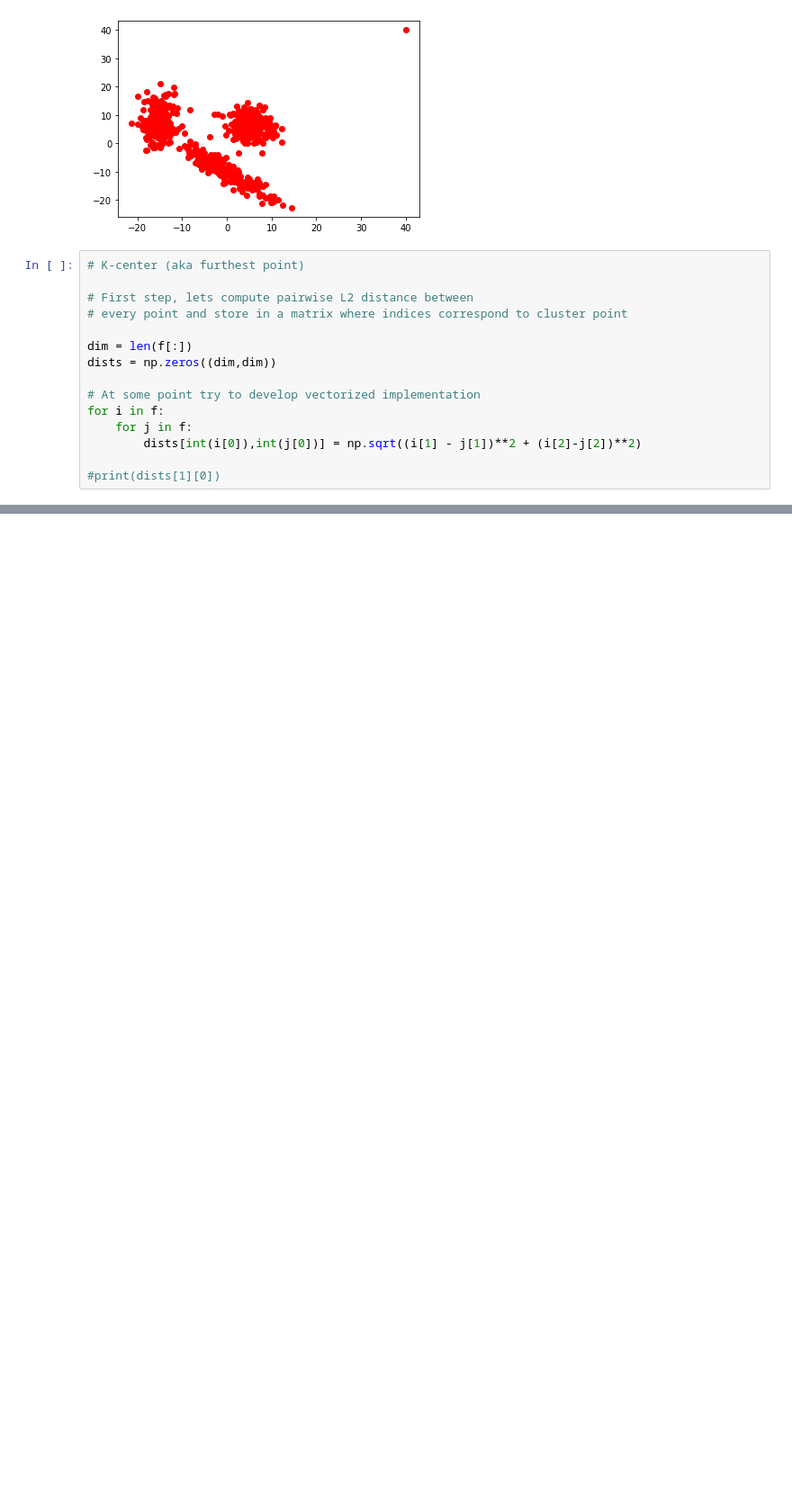
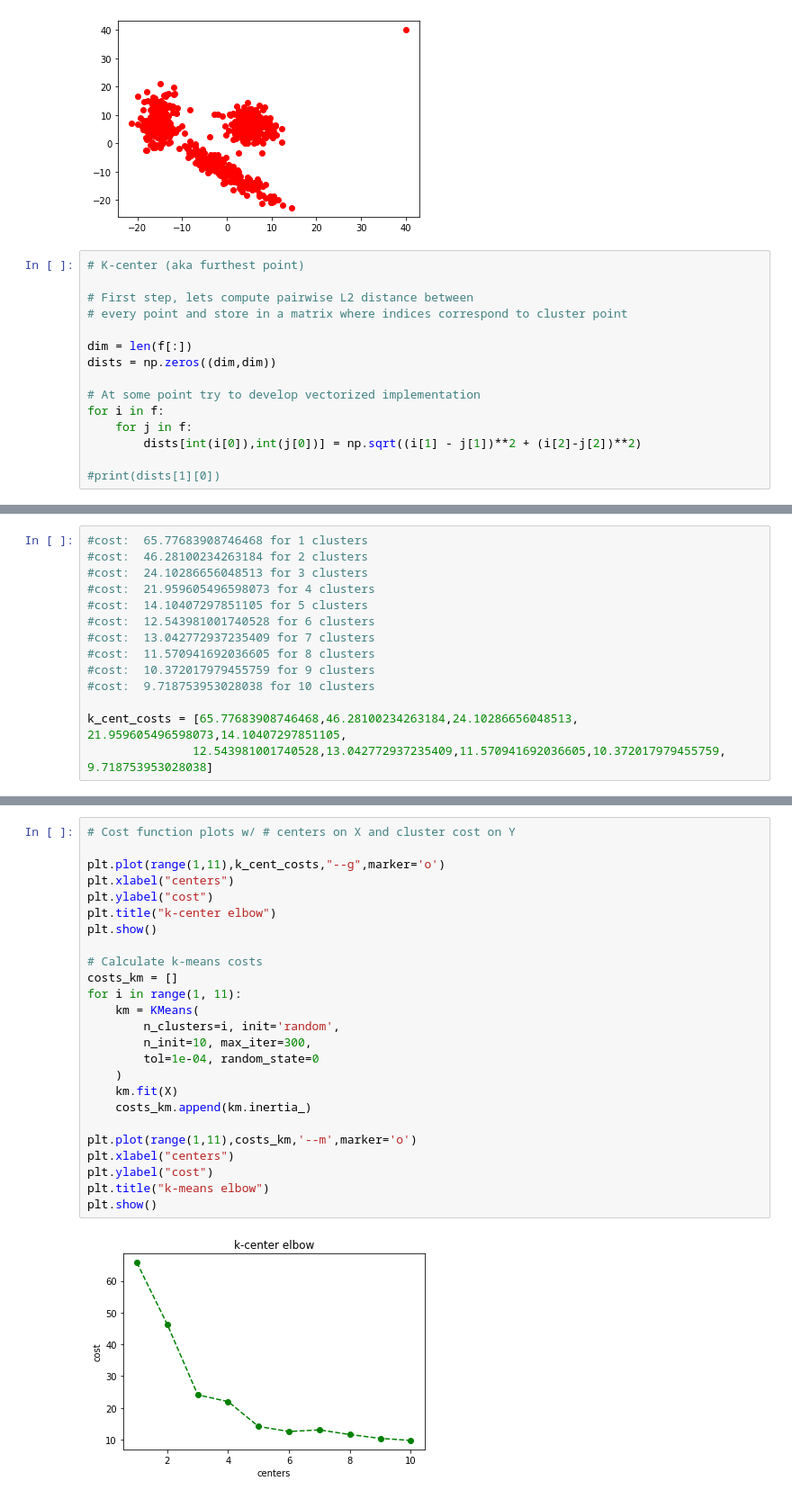
Before and after one commit to mkcyoung/clustering-2020, a Jupyter notebook: hw1/hw1.ipynb, the cells around one changed output, grey strips where cells are left out. Shown at 90% size. Drawn from its saved outputs; the diff is of its cells as text; blank space fills up the shorter version.

```diff
--- a/hw1/hw1.ipynb
+++ b/hw1/hw1.ipynb
@@ -121,3 +139,17 @@ print(C)
+# %%
+#cost:  65.77683908746468 for 1 clusters
+#cost:  46.28100234263184 for 2 clusters
+#cost:  24.10286656048513 for 3 clusters
+#cost:  21.959605496598073 for 4 clusters
+#cost:  14.10407297851105 for 5 clusters
+#cost:  12.543981001740528 for 6 clusters
+#cost:  13.042772937235409 for 7 clusters
+#cost:  11.570941692036605 for 8 clusters
+#cost:  10.372017979455759 for 9 clusters
+#cost:  9.718753953028038 for 10 clusters
+
+k_cent_costs = [65.77683908746468,46.28100234263184,24.10286656048513, 21.959605496598073,14.10407297851105,
+               12.543981001740528,13.042772937235409,11.570941692036605,10.372017979455759, 9.718753953028038]
 # %%
 # Now for plotting when k = 3
 
@@ -171,0 +229,27 @@ from sklearn.cluster import KMeans
+# %%
+# Cost function plots w/ # centers on X and cluster cost on Y
+
+plt.plot(range(1,11),k_cent_costs,"--g",marker='o')
+plt.xlabel("centers")
+plt.ylabel("cost")
+plt.title("k-center elbow")
+plt.show()
+
+# Calculate k-means costs
+costs_km = []
+for i in range(1, 11):
+    km = KMeans(
+        n_clusters=i, init='random',
+        n_init=10, max_iter=300,
+        tol=1e-04, random_state=0
+    )
+    km.fit(X)
+    costs_km.append(km.inertia_)
+
+plt.plot(range(1,11),costs_km,'--m',marker='o')
+plt.xlabel("centers")
+plt.ylabel("cost")
+plt.title("k-means elbow")
+plt.show()
+# %% [output]
+[figure, added]
```
Also changed, not shown: parts of 9 cells of this notebook.
